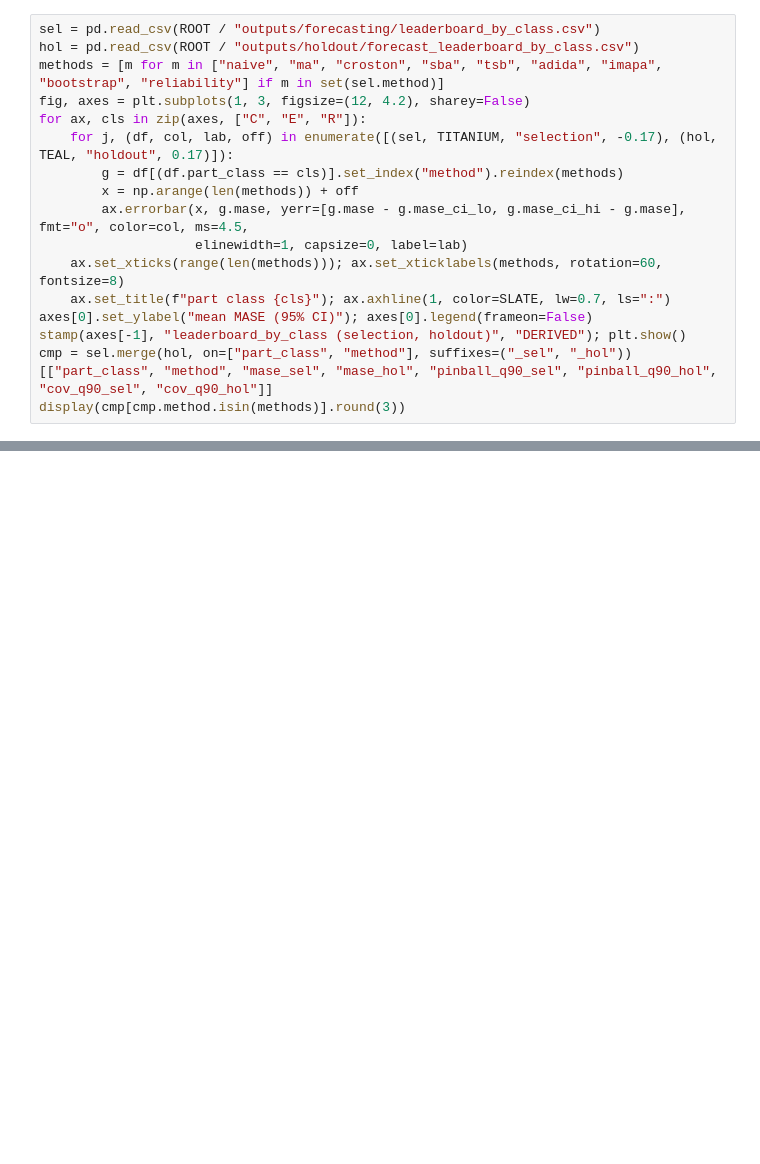
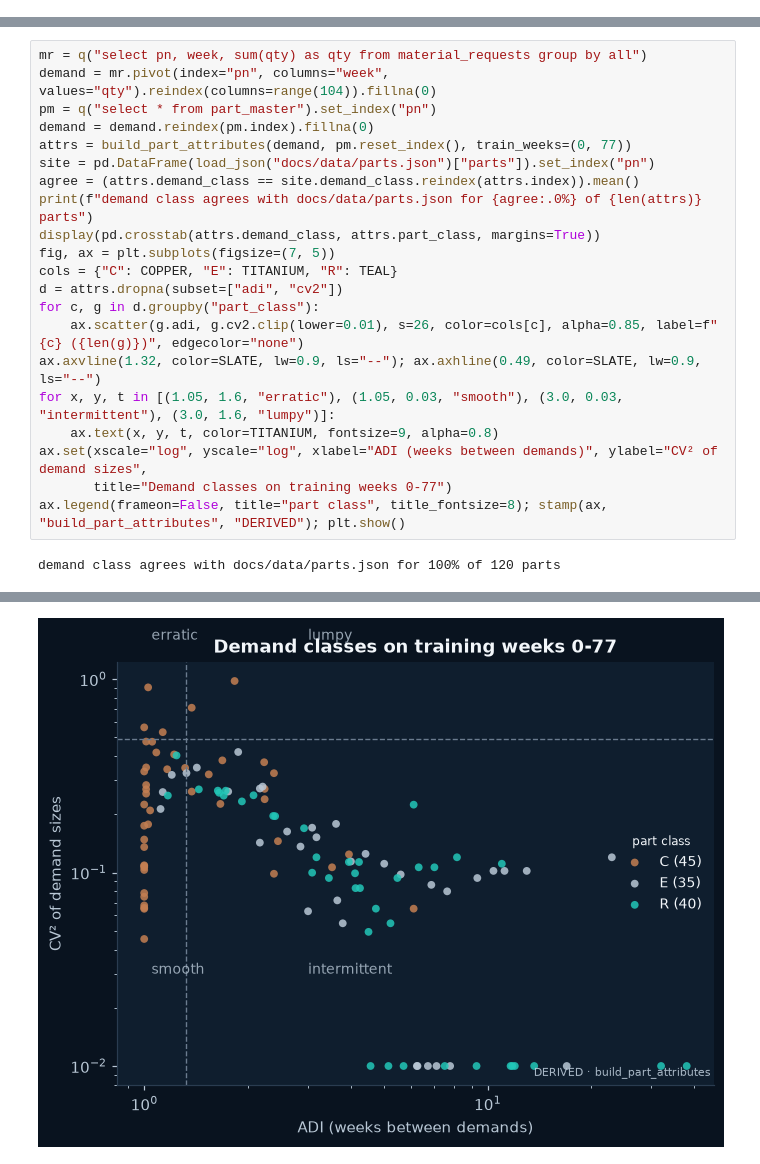
Before and after one commit to akashgajjar07-hue/grounded-no-more, a Jupyter notebook: notebooks/02_forecasting_arena.ipynb, the cells around one changed output, grey strips where cells are left out. Cells and saved outputs as stored; diff of their text form; blank space fills up the shorter version.

```diff
--- a/notebooks/02_forecasting_arena.ipynb
+++ b/notebooks/02_forecasting_arena.ipynb
@@ -73,17 +0,0 @@ MASE (mean absolute scaled error, < 1 beats the naive in-sample benchmark) per m
-# %%
-sel = pd.read_csv(ROOT / "outputs/forecasting/leaderboard_by_class.csv")
-hol = pd.read_csv(ROOT / "outputs/holdout/forecast_leaderboard_by_class.csv")
-methods = [m for m in ["naive", "ma", "croston", "sba", "tsb", "adida", "imapa", "bootstrap", "reliability"] if m in set(sel.method)]
-fig, axes = plt.subplots(1, 3, figsize=(12, 4.2), sharey=False)
-for ax, cls in zip(axes, ["C", "E", "R"]):
-    for j, (df, col, lab, off) in enumerate([(sel, TITANIUM, "selection", -0.17), (hol, TEAL, "holdout", 0.17)]):
-        g = df[(df.part_class == cls)].set_index("method").reindex(methods)
-        x = np.arange(len(methods)) + off
-        ax.errorbar(x, g.mase, yerr=[g.mase - g.mase_ci_lo, g.mase_ci_hi - g.mase], fmt="o", color=col, ms=4.5,
-                    elinewidth=1, capsize=0, label=lab)
-    ax.set_xticks(range(len(methods))); ax.set_xticklabels(methods, rotation=60, fontsize=8)
-    ax.set_title(f"part class {cls}"); ax.axhline(1, color=SLATE, lw=0.7, ls=":")
-axes[0].set_ylabel("mean MASE (95% CI)"); axes[0].legend(frameon=False)
-stamp(axes[-1], "leaderboard_by_class (selection, holdout)", "DERIVED"); plt.show()
-cmp = sel.merge(hol, on=["part_class", "method"], suffixes=("_sel", "_hol"))[["part_class", "method", "mase_sel", "mase_hol", "pinball_q90_sel", "pinball_q90_hol", "cov_q90_sel", "cov_q90_hol"]]
-display(cmp[cmp.method.isin(methods)].round(3))
@@ -209,0 +41,23 @@ Next: `03_policy_and_frontier.ipynb`.
+# %%
+mr = q("select pn, week, sum(qty) as qty from material_requests group by all")
+demand = mr.pivot(index="pn", columns="week", values="qty").reindex(columns=range(104)).fillna(0)
+pm = q("select * from part_master").set_index("pn")
+demand = demand.reindex(pm.index).fillna(0)
+attrs = build_part_attributes(demand, pm.reset_index(), train_weeks=(0, 77))
+site = pd.DataFrame(load_json("docs/data/parts.json")["parts"]).set_index("pn")
+agree = (attrs.demand_class == site.demand_class.reindex(attrs.index)).mean()
+print(f"demand class agrees with docs/data/parts.json for {agree:.0%} of {len(attrs)} parts")
+display(pd.crosstab(attrs.demand_class, attrs.part_class, margins=True))
+fig, ax = plt.subplots(figsize=(7, 5))
+cols = {"C": COPPER, "E": TITANIUM, "R": TEAL}
+d = attrs.dropna(subset=["adi", "cv2"])
+for c, g in d.groupby("part_class"):
+    ax.scatter(g.adi, g.cv2.clip(lower=0.01), s=26, color=cols[c], alpha=0.85, label=f"{c} ({len(g)})", edgecolor="none")
+ax.axvline(1.32, color=SLATE, lw=0.9, ls="--"); ax.axhline(0.49, color=SLATE, lw=0.9, ls="--")
+for x, y, t in [(1.05, 1.6, "erratic"), (1.05, 0.03, "smooth"), (3.0, 0.03, "intermittent"), (3.0, 1.6, "lumpy")]:
+    ax.text(x, y, t, color=TITANIUM, fontsize=9, alpha=0.8)
+ax.set(xscale="log", yscale="log", xlabel="ADI (weeks between demands)", ylabel="CV² of demand sizes",
+       title="Demand classes on training weeks 0-77")
+ax.legend(frameon=False, title="part class", title_fontsize=8); stamp(ax, "build_part_attributes", "DERIVED"); plt.show()
+# %% [output]
+demand class agrees with docs/data/parts.json for 100% of 120 parts
@@ -209,0 +72 @@ Next: `03_policy_and_frontier.ipynb`.
+[figure, added]
```
Also changed, not shown: parts of 38 cells of this notebook, 12 other files.
